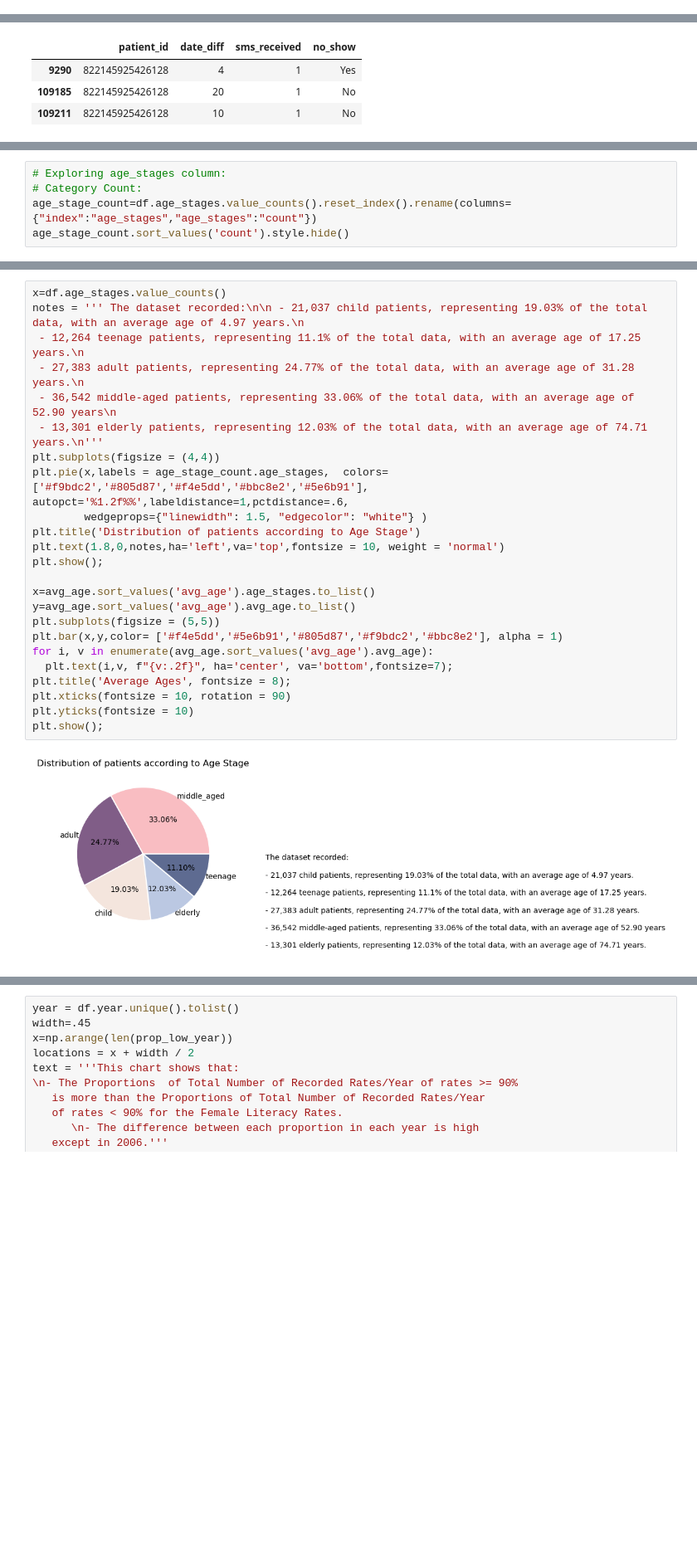
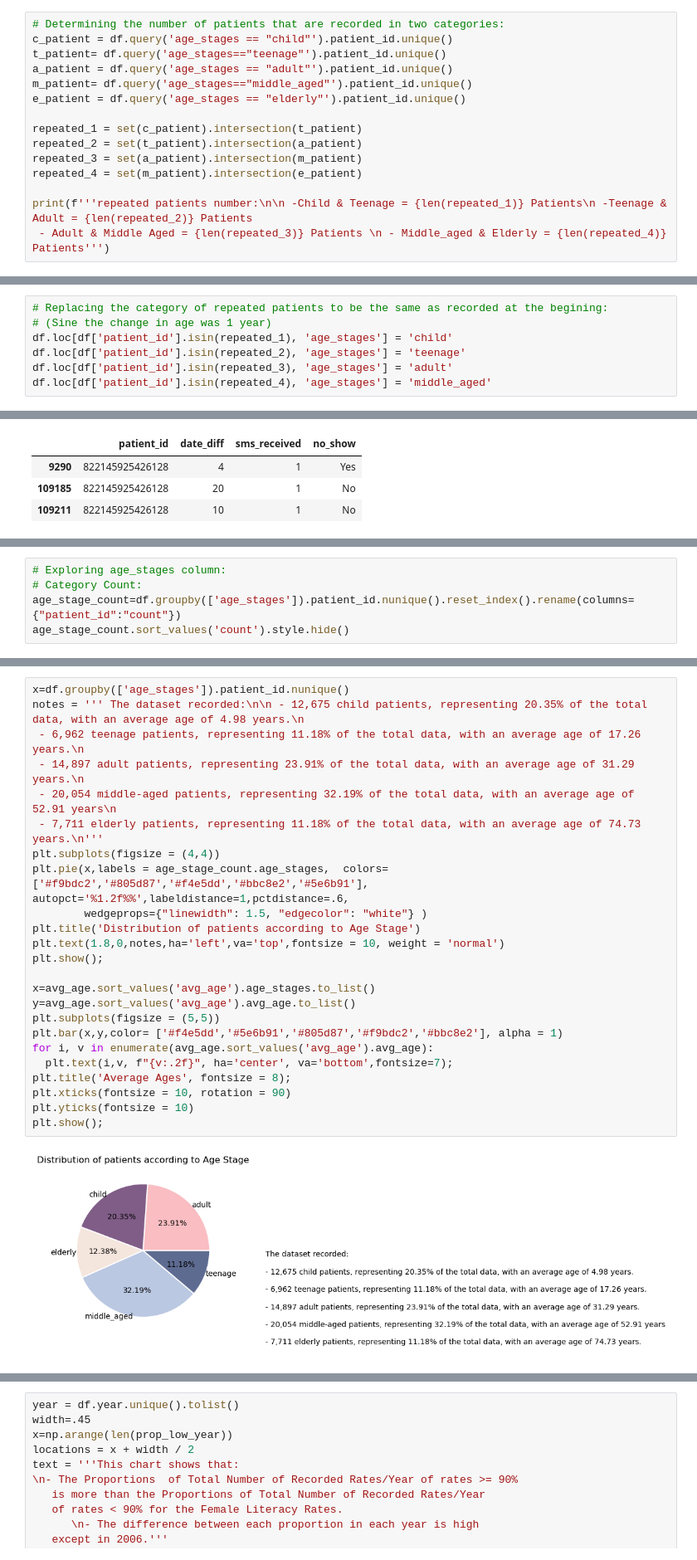
Before and after one commit to hend-a-ghafour/No-Show-Appointments, a Jupyter notebook: no_show_appointments.ipynb, the cells around one changed output, grey strips where cells are left out. Shown: that part at 83% size. Saved outputs shown, nothing was run; the diff lists cells and outputs as text; blank space fills up the shorter version.

```diff
--- a/no_show_appointments.ipynb
+++ b/no_show_appointments.ipynb
@@ -264,0 +330,15 @@ df.head(1)
+# %%
+# Determining the number of patients that are recorded in two categories:
+c_patient = df.query('age_stages == "child"').patient_id.unique()
+t_patient= df.query('age_stages=="teenage"').patient_id.unique()
+a_patient = df.query('age_stages == "adult"').patient_id.unique()
+m_patient= df.query('age_stages=="middle_aged"').patient_id.unique()
+e_patient = df.query('age_stages == "elderly"').patient_id.unique()
+
+repeated_1 = set(c_patient).intersection(t_patient)
+repeated_2 = set(t_patient).intersection(a_patient)
+repeated_3 = set(a_patient).intersection(m_patient)
+repeated_4 = set(m_patient).intersection(e_patient)
+
+print(f'''repeated patients number:\n\n -Child & Teenage = {len(repeated_1)} Patients\n -Teenage & Adult = {len(repeated_2)} Patients
+ - Adult & Middle Aged = {len(repeated_3)} Patients \n - Middle_aged & Elderly = {len(repeated_4)} Patients''')
@@ -264,0 +352,7 @@ df.head(1)
+# %%
+# Replacing the category of repeated patients to be the same as recorded at the begining:
+# (Sine the change in age was 1 year)
+df.loc[df['patient_id'].isin(repeated_1), 'age_stages'] = 'child'
+df.loc[df['patient_id'].isin(repeated_2), 'age_stages'] = 'teenage'
+df.loc[df['patient_id'].isin(repeated_3), 'age_stages'] = 'adult'
+df.loc[df['patient_id'].isin(repeated_4), 'age_stages'] = 'middle_aged'
@@ -526,7 +583,7 @@ plt.text(1.6,100,notes,ha='left',va='center',fontsize = 12, weight = 'normal');
 # %%
 # Exploring age_stages column:
 # Category Count:
-age_stage_count=df.age_stages.value_counts().reset_index().rename(columns={"index":"age_stages","age_stages":"count"})
+age_stage_count=df.groupby(['age_stages']).patient_id.nunique().reset_index().rename(columns={"patient_id":"count"})
 age_stage_count.sort_values('count').style.hide()
 # %% [output]
 | age_stages | count |
@@ -549,28 +606,28 @@ avg_age.sort_values('avg_age').style.hide()
 # %%
-x=df.age_stages.value_counts()
-notes = ''' The dataset recorded:\n\n - 21,037 child patients, representing 19.03% of the total data, with an average age of 4.97 years.\n
- - 12,264 teenage patients, representing 11.1% of the total data, with an average age of 17.25 years.\n
- - 27,383 adult patients, representing 24.77% of the total data, with an average age of 31.28 years.\n
- - 36,542 middle-aged patients, representing 33.06% of the total data, with an average age of 52.90 years\n
- - 13,301 elderly patients, representing 12.03% of the total data, with an average age of 74.71 years.\n'''
+x=df.groupby(['age_stages']).patient_id.nunique()
+notes = ''' The dataset recorded:\n\n - 12,675 child patients, representing 20.35% of the total data, with an average age of 4.98 years.\n
+ - 6,962 teenage patients, representing 11.18% of the total data, with an average age of 17.26 years.\n
+ - 14,897 adult patients, representing 23.91% of the total data, with an average age of 31.29 years.\n
+ - 20,054 middle-aged patients, representing 32.19% of the total data, with an average age of 52.91 years\n
+ - 7,711 elderly patients, representing 11.18% of the total data, with an average age of 74.73 years.\n'''
 plt.subplots(figsize = (4,4))
 plt.pie(x,labels = age_stage_count.age_stages,  colors= ['#f9bdc2','#805d87','#f4e5dd','#bbc8e2','#5e6b91'], autopct='%1.2f%%',labeldistance=1,pctdistance=.6,
         wedgeprops={"linewidth": 1.5, "edgecolor": "white"} )
 plt.title('Distribution of patients according to Age Stage')
 plt.text(1.8,0,notes,ha='left',va='top',fontsize = 10, weight = 'normal')
 plt.show();
 
 x=avg_age.sort_values('avg_age').age_stages.to_list()
 y=avg_age.sort_values('avg_age').avg_age.to_list()
 plt.subplots(figsize = (5,5))
 plt.bar(x,y,color= ['#f4e5dd','#5e6b91','#805d87','#f9bdc2','#bbc8e2'], alpha = 1)
 for i, v in enumerate(avg_age.sort_values('avg_age').avg_age):
   plt.text(i,v, f"{v:.2f}", ha='center', va='bottom',fontsize=7);
 plt.title('Average Ages', fontsize = 8);
 plt.xticks(fontsize = 10, rotation = 90)
 plt.yticks(fontsize = 10)
 plt.show();
 # %% [output]
-[figure, old version]
+[figure, new version]
 [figure]
 # %%
```
Also changed, not shown: parts of 32 cells of this notebook.
